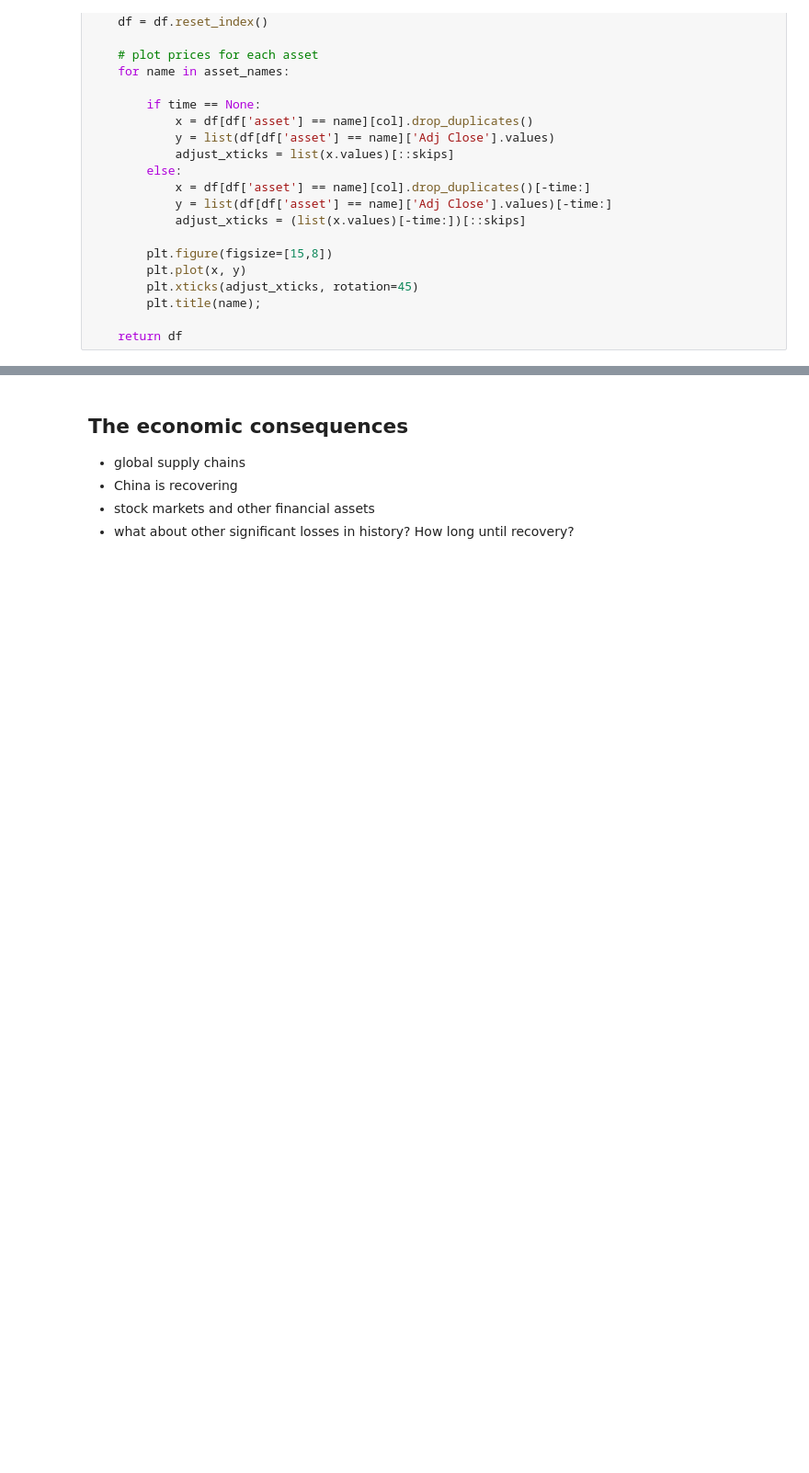
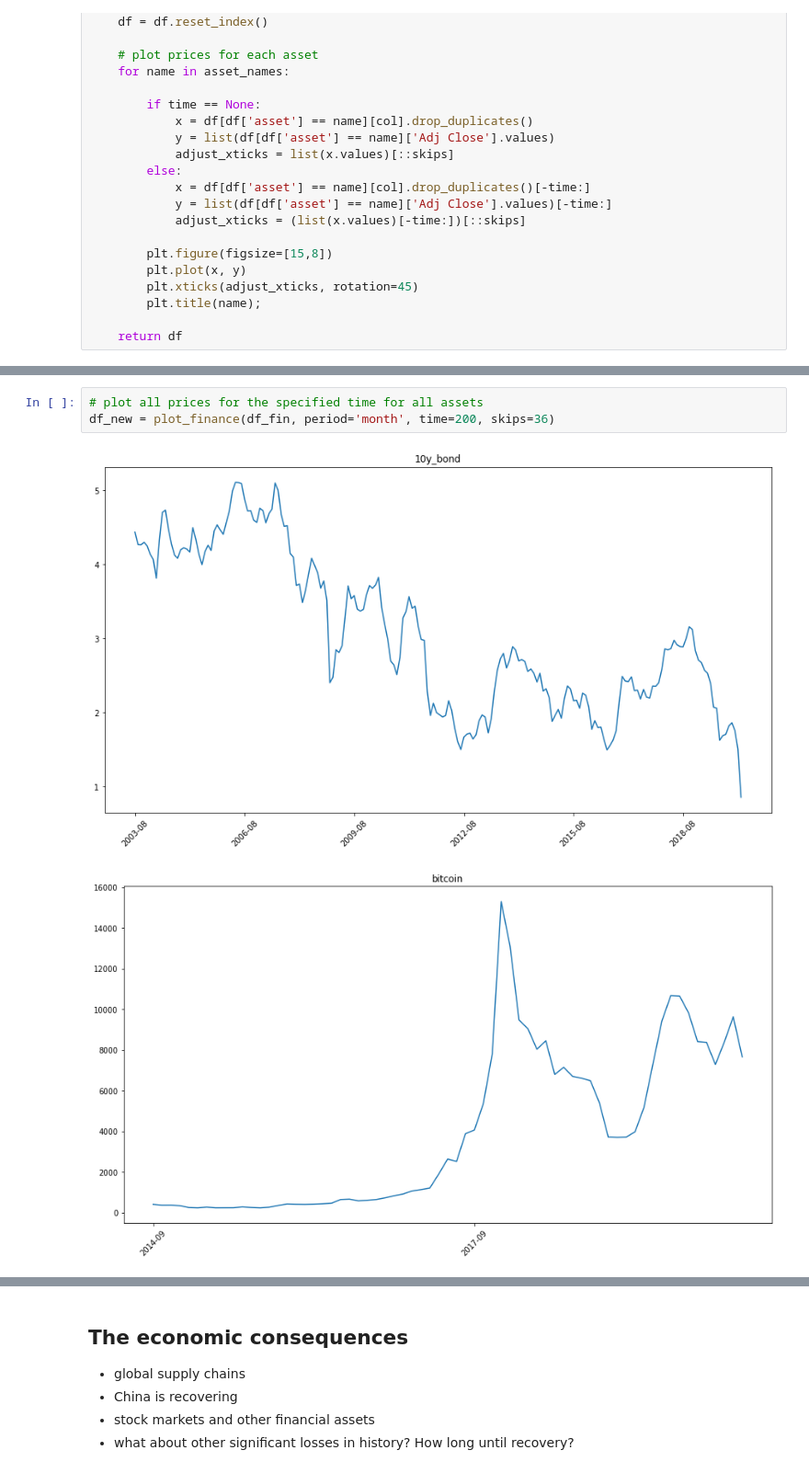
Before and after one commit to hopeman1102/visualize-covid-19, a Jupyter notebook: covid-19.ipynb, the cells around one changed output, grey strips where cells are left out. Shown at 92% size. Saved outputs shown, nothing was run; the diff lists cells and outputs as text; blank space fills up the shorter version.

```diff
--- a/covid-19.ipynb
+++ b/covid-19.ipynb
@@ -447,0 +434,6 @@ df_new = plot_finance(df_fin, period='day', time=90, skips=6)
+# %%
+# plot all prices for the specified time for all assets
+df_new = plot_finance(df_fin, period='month', time=200, skips=36)
+# %% [output]
+[figure, added]
+[figure, added]
```
Also changed, not shown: parts of 9 cells of this notebook.
